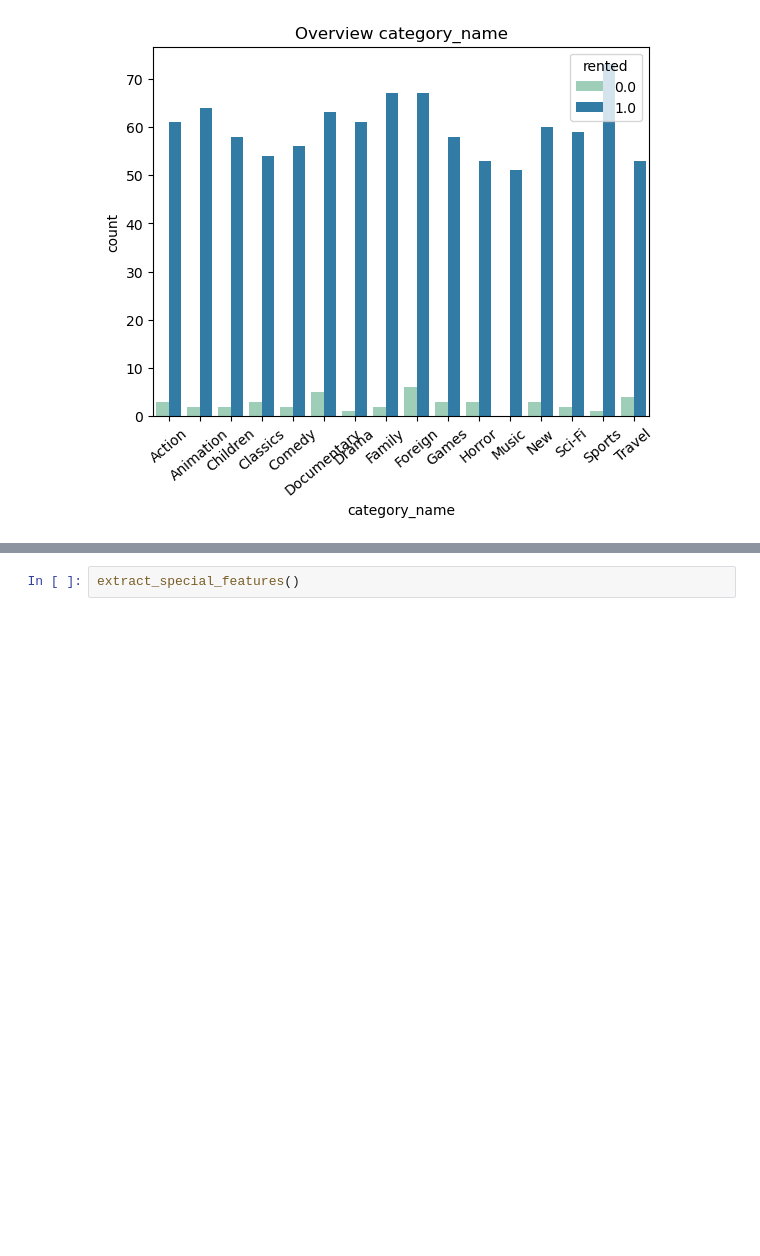
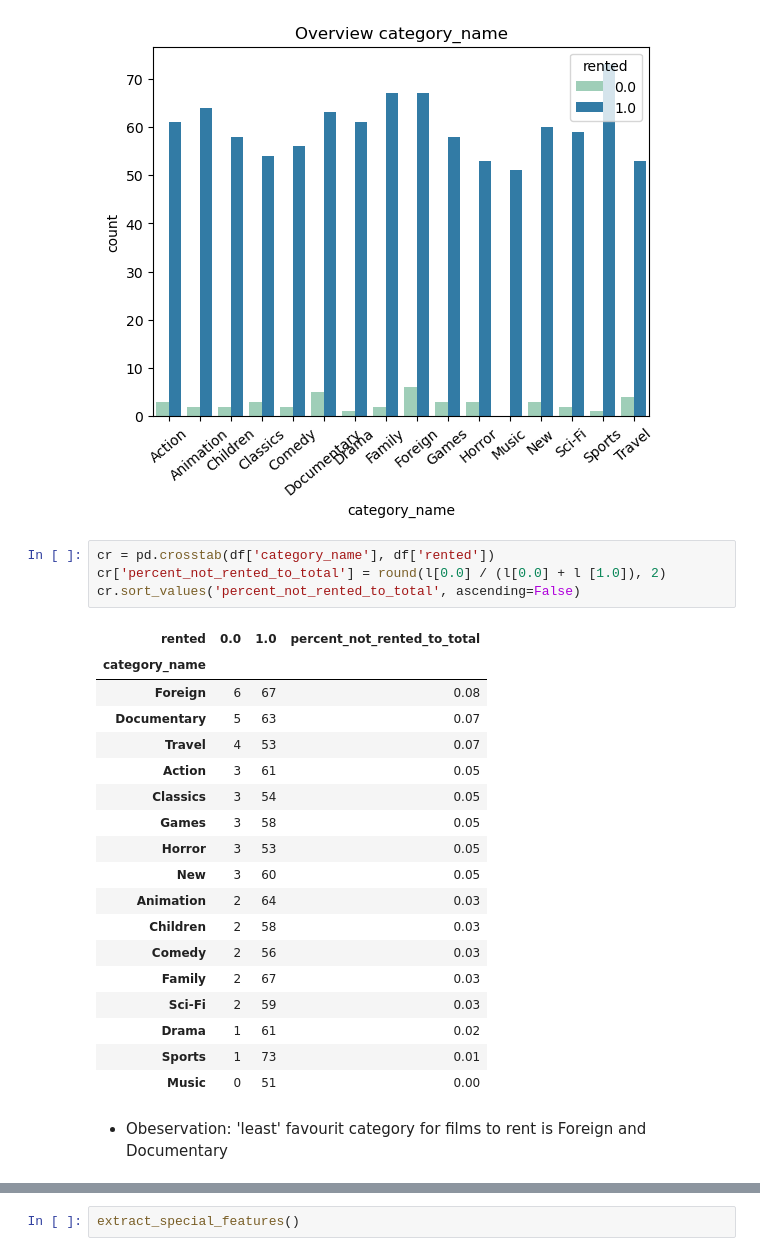
Before and after one commit to nataschaberg/classification-lab-u3, a Jupyter notebook: lab-logreg-sakila.ipynb, the cells around one changed output, grey strips where cells are left out. Drawn from its saved outputs; the diff is of its cells as text; blank space fills up the shorter version.

```diff
--- a/lab-logreg-sakila.ipynb
+++ b/lab-logreg-sakila.ipynb
@@ -290,3 +318,28 @@ for cat in ['category_name']:
     plt.show()
 # %% [output]
 [figure]
+# %%
+cr = pd.crosstab(df['category_name'], df['rented'])
+cr['percent_not_rented_to_total'] = round(l[0.0] / (l[0.0] + l [1.0]), 2)
+cr.sort_values('percent_not_rented_to_total', ascending=False)
+# %% [output]
+| rented | 0.0 | 1.0 | percent_not_rented_to_total |
+| category_name |  |  |  |
+| Foreign | 6 | 67 | 0.08 |
+| Documentary | 5 | 63 | 0.07 |
+| Travel | 4 | 53 | 0.07 |
+| Action | 3 | 61 | 0.05 |
+| Classics | 3 | 54 | 0.05 |
+| Games | 3 | 58 | 0.05 |
+| Horror | 3 | 53 | 0.05 |
+| New | 3 | 60 | 0.05 |
+| Animation | 2 | 64 | 0.03 |
+| Children | 2 | 58 | 0.03 |
+| Comedy | 2 | 56 | 0.03 |
+| Family | 2 | 67 | 0.03 |
+| Sci-Fi | 2 | 59 | 0.03 |
+| Drama | 1 | 61 | 0.02 |
+| Sports | 1 | 73 | 0.01 |
+| Music | 0 | 51 | 0.00 |
+# %% [markdown]
+- Obeservation: 'least' favourit category for films to rent is Foreign and Documentary
```
Also changed, not shown: parts of 30 cells of this notebook.
